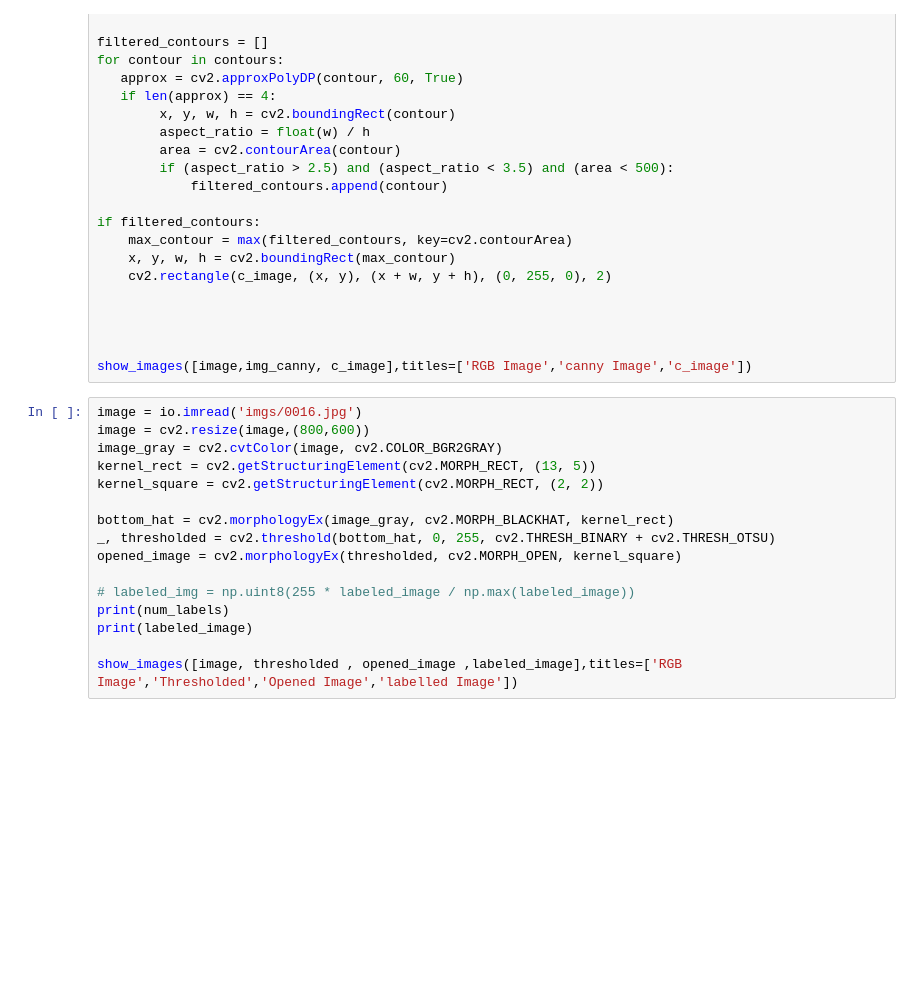
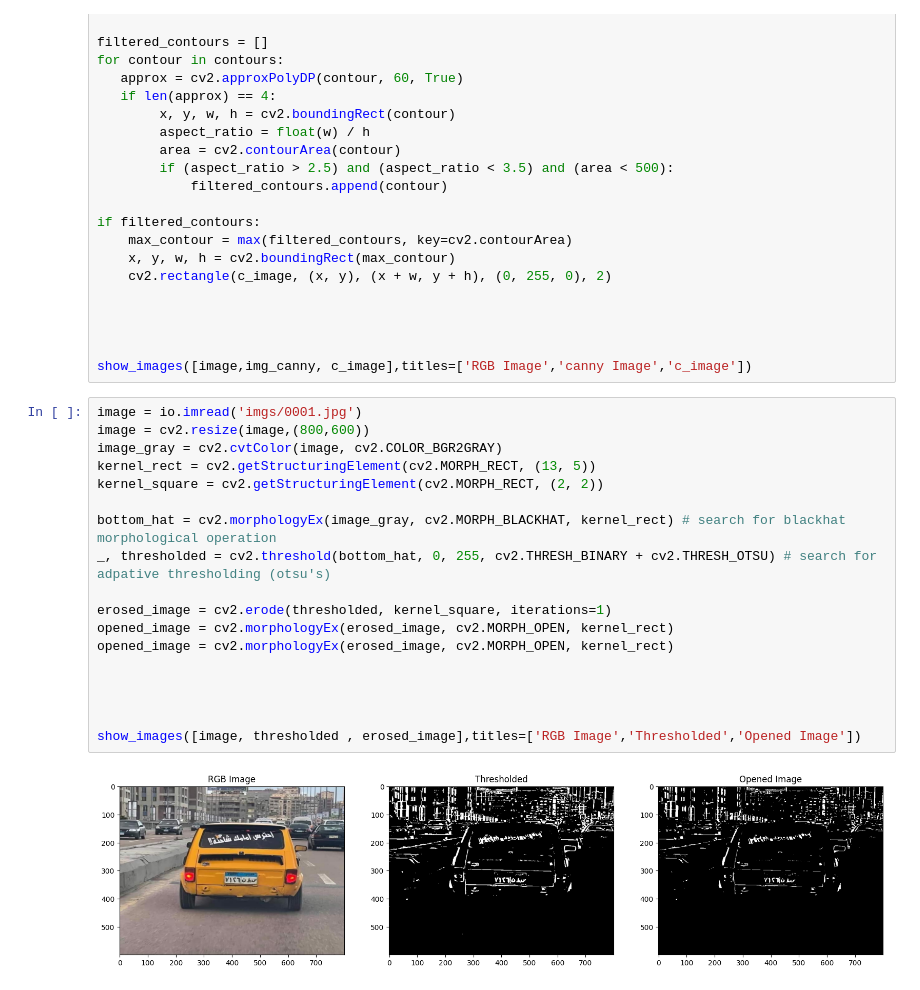
Before and after one commit to Hossam-N/Car_Licence_Plate_Detection, a Jupyter notebook: Car_Plate_Detection.ipynb, the cells around one changed output. Saved outputs shown, nothing was run; the diff lists cells and outputs as text; blank space fills up the shorter version.

```diff
--- a/Car_Plate_Detection.ipynb
+++ b/Car_Plate_Detection.ipynb
@@ -86,18 +86,22 @@ if filtered_contours:
 
 show_images([image,img_canny, c_image],titles=['RGB Image','canny Image','c_image'])
 # %%
-image = io.imread('imgs/0016.jpg')
+image = io.imread('imgs/0001.jpg')
 image = cv2.resize(image,(800,600))
 image_gray = cv2.cvtColor(image, cv2.COLOR_BGR2GRAY)
 kernel_rect = cv2.getStructuringElement(cv2.MORPH_RECT, (13, 5))
 kernel_square = cv2.getStructuringElement(cv2.MORPH_RECT, (2, 2))
 
-bottom_hat = cv2.morphologyEx(image_gray, cv2.MORPH_BLACKHAT, kernel_rect)
-_, thresholded = cv2.threshold(bottom_hat, 0, 255, cv2.THRESH_BINARY + cv2.THRESH_OTSU)
-opened_image = cv2.morphologyEx(thresholded, cv2.MORPH_OPEN, kernel_square)
+bottom_hat = cv2.morphologyEx(image_gray, cv2.MORPH_BLACKHAT, kernel_rect) # search for blackhat morphological operation
+_, thresholded = cv2.threshold(bottom_hat, 0, 255, cv2.THRESH_BINARY + cv2.THRESH_OTSU) # search for adpative thresholding (otsu's)
 
-# labeled_img = np.uint8(255 * labeled_image / np.max(labeled_image))
-print(num_labels)
-print(labeled_image)
+erosed_image = cv2.erode(thresholded, kernel_square, iterations=1)
+opened_image = cv2.morphologyEx(erosed_image, cv2.MORPH_OPEN, kernel_rect)
+opened_image = cv2.morphologyEx(erosed_image, cv2.MORPH_OPEN, kernel_rect)
 
-show_images([image, thresholded , opened_image ,labeled_image],titles=['RGB Image','Thresholded','Opened Image','labelled Image'])
+
+
+
+show_images([image, thresholded , erosed_image],titles=['RGB Image','Thresholded','Opened Image'])
+# %% [output]
+[figure, added]
```
